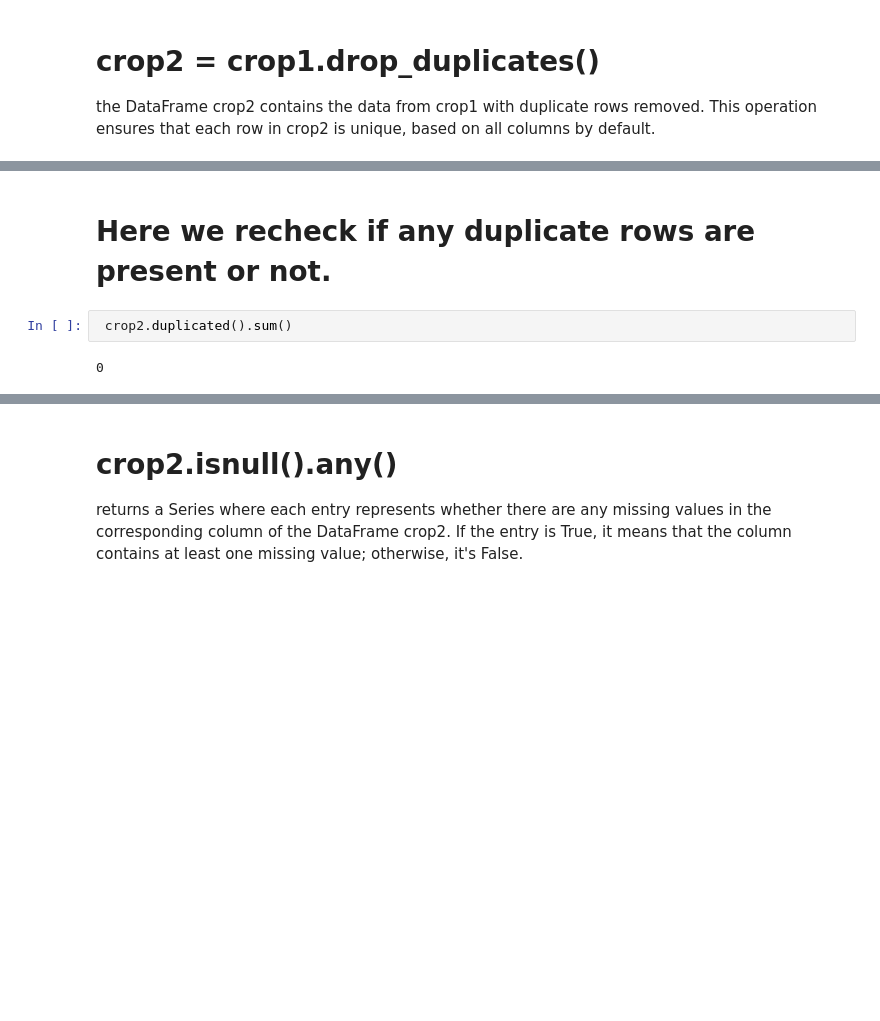
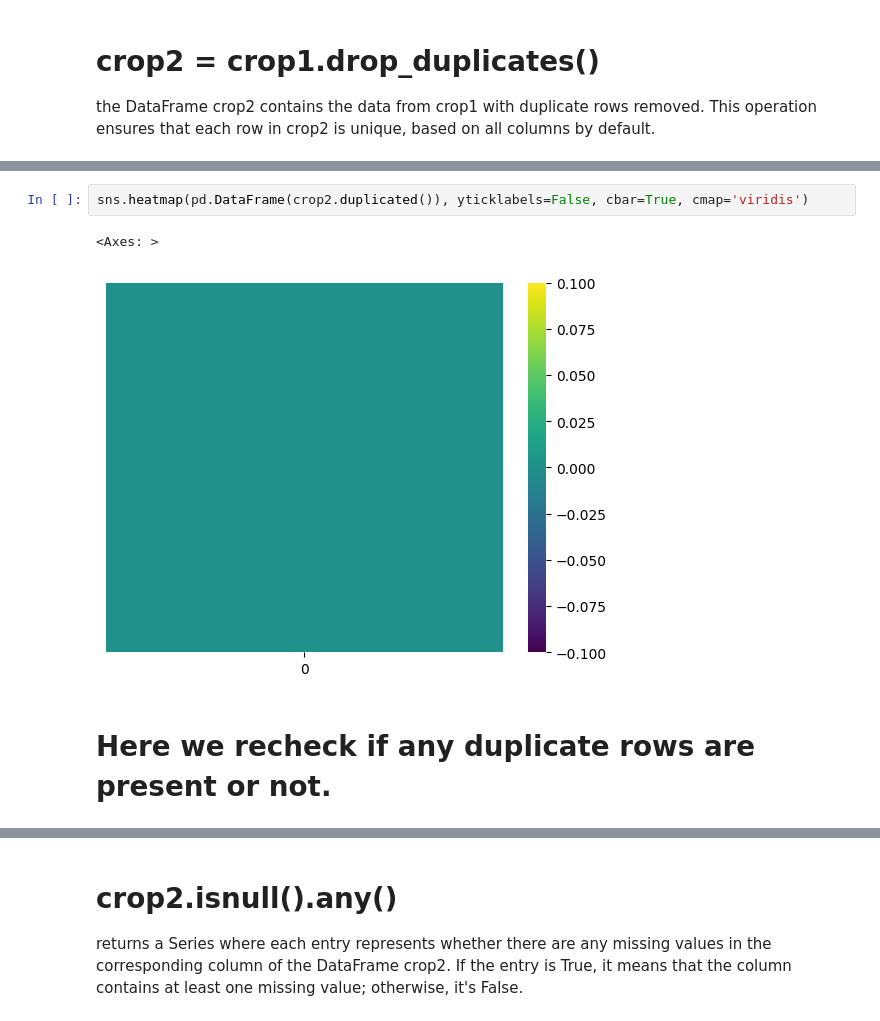
Before and after one commit to sumitc001/Major-Project-using-ML-and-Python-Framework-Flask, a Jupyter notebook: Crop_Recommendation_System.ipynb, the cells around one changed output, grey strips where cells are left out. Cells and saved outputs as stored; diff of their text form; blank space fills up the shorter version.

```diff
--- a/Crop_Recommendation_System.ipynb
+++ b/Crop_Recommendation_System.ipynb
@@ -263,6 +336,7 @@ crop2 = crop1.drop_duplicates()
+# %%
+sns.heatmap(pd.DataFrame(crop2.duplicated()), yticklabels=False, cbar=True, cmap='viridis')
+# %% [output]
+<Axes: >
+[figure, added]
 # %% [markdown]
 # Here we recheck if any duplicate rows are present or not.
-# %%
- crop2.duplicated().sum()
-# %% [output]
-0
```
Also changed, not shown: parts of 15 cells of this notebook.
